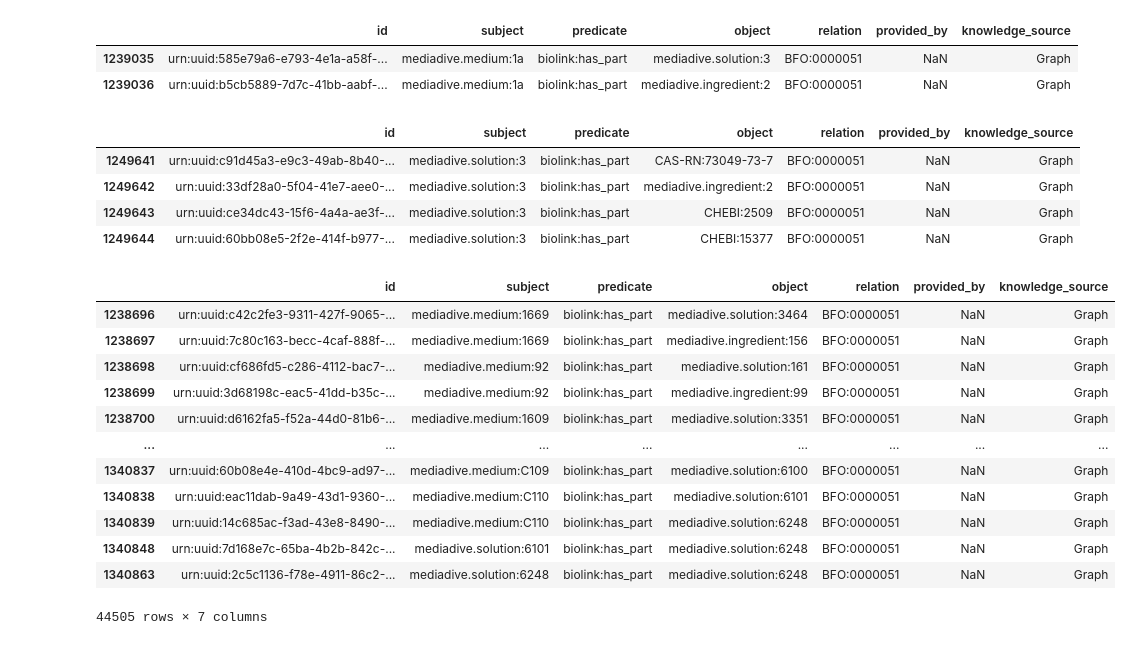
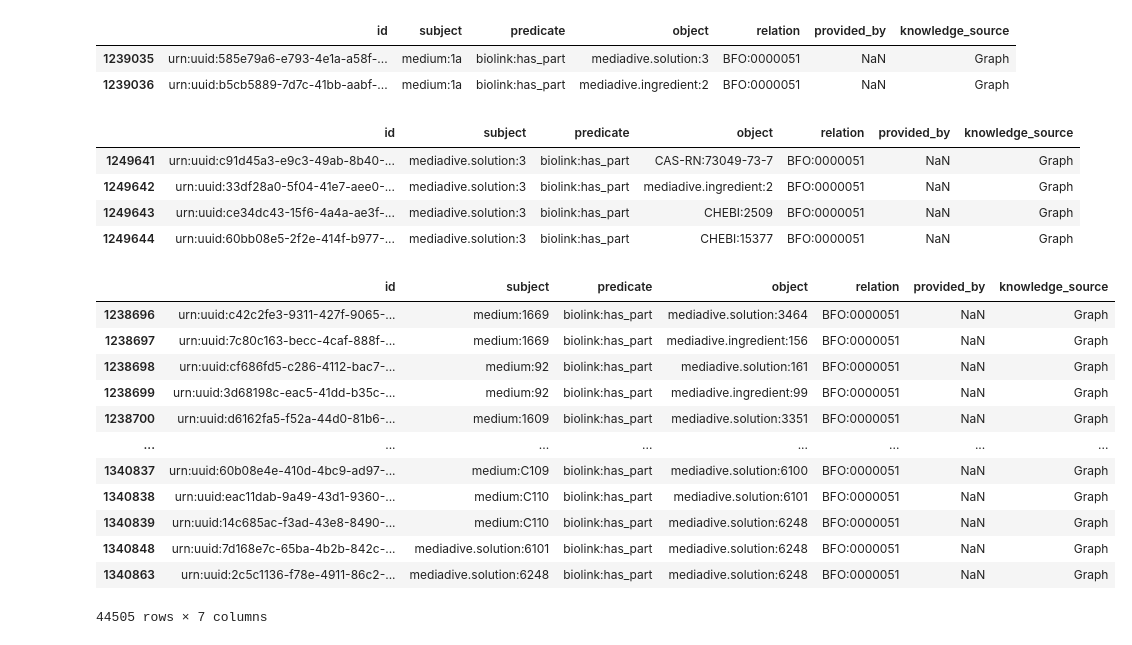
Before and after one commit to Knowledge-Graph-Hub/kg-microbe, a Jupyter notebook: notebooks/MergedKG_exploration.ipynb, the cells around one changed output. Cells and saved outputs as stored; diff of their text form; code cells hidden in the pictures.

```diff
--- a/notebooks/MergedKG_exploration.ipynb
+++ b/notebooks/MergedKG_exploration.ipynb
@@ -59,11 +59,11 @@ array(['NCBITaxon', 'mediadive.medium', 'pathways', 'ENVO',
        'mediadive.solution', 'mediadive.ingredient', 'CAS-RN', 'PubChem',
        'KEGG'], dtype=object)
 # %%
-df_edges.loc[df_edges['subject']=="mediadive.medium:1a"]
+df_edges.loc[df_edges['subject']=="medium:1a"]
 # %% [output]
 |  | id | subject | predicate | object | relation | provided_by | knowledge_source |
-| 1239035 | urn:uuid:585e79a6-e793-4e1a-a58f-... | mediadive.medium:1a | biolink:has_part | mediadive.solution:3 | BFO:0000051 | NaN | Graph |
-| 1239036 | urn:uuid:b5cb5889-7d7c-41bb-aabf-... | mediadive.medium:1a | biolink:has_part | mediadive.ingredient:2 | BFO:0000051 | NaN | Graph |
+| 1239035 | urn:uuid:585e79a6-e793-4e1a-a58f-... | medium:1a | biolink:has_part | mediadive.solution:3 | BFO:0000051 | NaN | Graph |
+| 1239036 | urn:uuid:b5cb5889-7d7c-41bb-aabf-... | medium:1a | biolink:has_part | mediadive.ingredient:2 | BFO:0000051 | NaN | Graph |
 # %%
 df_edges.loc[df_edges['subject']=="mediadive.solution:3"]
 # %% [output]
@@ -73,29 +73,29 @@ df_edges.loc[df_edges['subject']=="mediadive.solution:3"]
 | 1249643 | urn:uuid:ce34dc43-15f6-4a4a-ae3f-... | mediadive.solution:3 | biolink:has_part | CHEBI:2509 | BFO:0000051 | NaN | Graph |
 | 1249644 | urn:uuid:60bb08e5-2f2e-414f-b977-... | mediadive.solution:3 | biolink:has_part | CHEBI:15377 | BFO:0000051 | NaN | Graph |
 # %%
-subj_pattern = ['mediadive.medium:', 'mediadive.solution:']
+subj_pattern = ['medium:', 'mediadive.solution:']
 obj_pattern = ['mediadive.solution:', 'mediadive.ingredient:']
 
 condition_1 = df_edges['subject'].str.contains('|'.join(subj_pattern))
 condition_2 = df_edges['object'].str.contains('|'.join(obj_pattern))
 
 df_mediadive = df_edges[condition_1 & condition_2]
 
 # mapping = df_edges.set_index('object')['subject'].to_dict()
 
 # mapping
 df_mediadive
 # %% [output]
 |  | id | subject | predicate | object | relation | provided_by | knowledge_source |
-| 1238696 | urn:uuid:c42c2fe3-9311-427f-9065-... | mediadive.medium:1669 | biolink:has_part | mediadive.solution:3464 | BFO:0000051 | NaN | Graph |
-| 1238697 | urn:uuid:7c80c163-becc-4caf-888f-... | mediadive.medium:1669 | biolink:has_part | mediadive.ingredient:156 | BFO:0000051 | NaN | Graph |
-| 1238698 | urn:uuid:cf686fd5-c286-4112-bac7-... | mediadive.medium:92 | biolink:has_part | mediadive.solution:161 | BFO:0000051 | NaN | Graph |
-| 1238699 | urn:uuid:3d68198c-eac5-41dd-b35c-... | mediadive.medium:92 | biolink:has_part | mediadive.ingredient:99 | BFO:0000051 | NaN | Graph |
-| 1238700 | urn:uuid:d6162fa5-f52a-44d0-81b6-... | mediadive.medium:1609 | biolink:has_part | mediadive.solution:3351 | BFO:0000051 | NaN | Graph |
+| 1238696 | urn:uuid:c42c2fe3-9311-427f-9065-... | medium:1669 | biolink:has_part | mediadive.solution:3464 | BFO:0000051 | NaN | Graph |
+| 1238697 | urn:uuid:7c80c163-becc-4caf-888f-... | medium:1669 | biolink:has_part | mediadive.ingredient:156 | BFO:0000051 | NaN | Graph |
+| 1238698 | urn:uuid:cf686fd5-c286-4112-bac7-... | medium:92 | biolink:has_part | mediadive.solution:161 | BFO:0000051 | NaN | Graph |
+| 1238699 | urn:uuid:3d68198c-eac5-41dd-b35c-... | medium:92 | biolink:has_part | mediadive.ingredient:99 | BFO:0000051 | NaN | Graph |
+| 1238700 | urn:uuid:d6162fa5-f52a-44d0-81b6-... | medium:1609 | biolink:has_part | mediadive.solution:3351 | BFO:0000051 | NaN | Graph |
 | ... | ... | ... | ... | ... | ... | ... | ... |
-| 1340837 | urn:uuid:60b08e4e-410d-4bc9-ad97-... | mediadive.medium:C109 | biolink:has_part | mediadive.solution:6100 | BFO:0000051 | NaN | Graph |
-| 1340838 | urn:uuid:eac11dab-9a49-43d1-9360-... | mediadive.medium:C110 | biolink:has_part | mediadive.solution:6101 | BFO:0000051 | NaN | Graph |
-| 1340839 | urn:uuid:14c685ac-f3ad-43e8-8490-... | mediadive.medium:C110 | biolink:has_part | mediadive.solution:6248 | BFO:0000051 | NaN | Graph |
+| 1340837 | urn:uuid:60b08e4e-410d-4bc9-ad97-... | medium:C109 | biolink:has_part | mediadive.solution:6100 | BFO:0000051 | NaN | Graph |
+| 1340838 | urn:uuid:eac11dab-9a49-43d1-9360-... | medium:C110 | biolink:has_part | mediadive.solution:6101 | BFO:0000051 | NaN | Graph |
+| 1340839 | urn:uuid:14c685ac-f3ad-43e8-8490-... | medium:C110 | biolink:has_part | mediadive.solution:6248 | BFO:0000051 | NaN | Graph |
 | 1340848 | urn:uuid:7d168e7c-65ba-4b2b-842c-... | mediadive.solution:6101 | biolink:has_part | mediadive.solution:6248 | BFO:0000051 | NaN | Graph |
 | 1340863 | urn:uuid:2c5c1136-f78e-4911-86c2-... | mediadive.solution:6248 | biolink:has_part | mediadive.solution:6248 | BFO:0000051 | NaN | Graph |
 44505 rows × 7 columns
```
Also changed, not shown: parts of 5 cells of this notebook, 7 other files.
